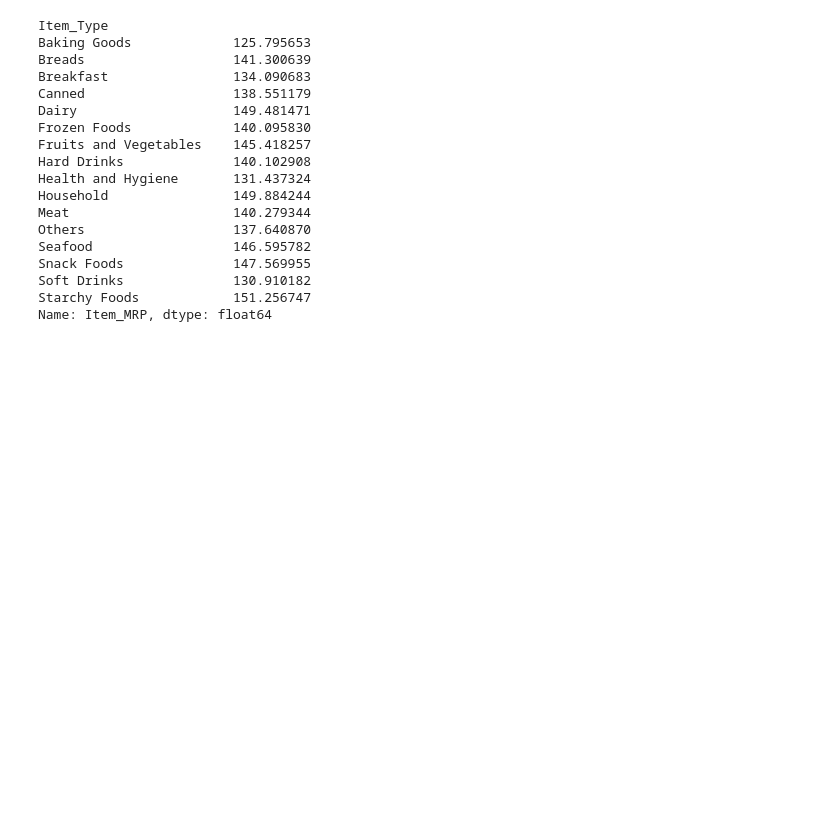
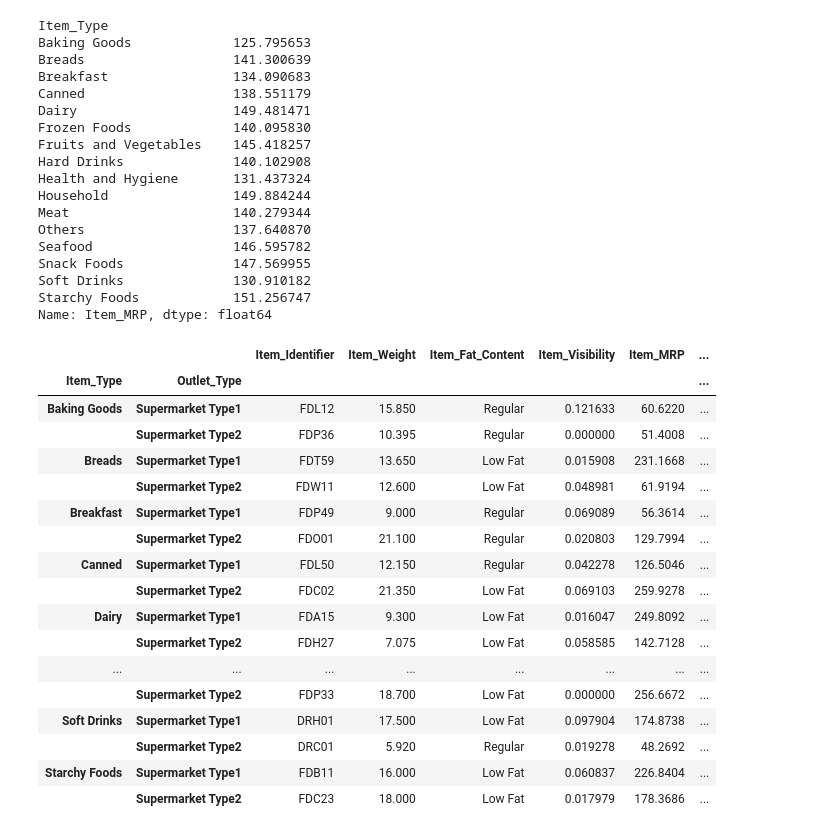
Before and after one commit to rajharsh72/Machine-Learning-Libraries, a Jupyter notebook: Pandas/data_manipulation_using_pandas.ipynb, the cells around one changed output. Saved outputs shown, nothing was run; the diff lists cells and outputs as text; code cells hidden in the pictures; blank space fills up the shorter version.

```diff
--- a/Pandas/data_manipulation_using_pandas.ipynb
+++ b/Pandas/data_manipulation_using_pandas.ipynb
@@ -387,3 +387,27 @@ Snack Foods              147.569955
 Soft Drinks              130.910182
 Starchy Foods            151.256747
 Name: Item_MRP, dtype: float64
+# %%
+#Applying groupby on multiple columns
+
+multiple_group = data.groupby(["Item_Type", "Outlet_Type"])
+multiple_group.first()
+# %% [output]
+|  |  | Item_Identifier | Item_Weight | Item_Fat_Content | Item_Visibility | Item_MRP | ... |
+| Item_Type | Outlet_Type |  |  |  |  |  | ... |
+| Baking Goods | Supermarket Type1 | FDL12 | 15.850 | Regular | 0.121633 | 60.6220 | ... |
+|  | Supermarket Type2 | FDP36 | 10.395 | Regular | 0.000000 | 51.4008 | ... |
+| Breads | Supermarket Type1 | FDT59 | 13.650 | Low Fat | 0.015908 | 231.1668 | ... |
+|  | Supermarket Type2 | FDW11 | 12.600 | Low Fat | 0.048981 | 61.9194 | ... |
+| Breakfast | Supermarket Type1 | FDP49 | 9.000 | Regular | 0.069089 | 56.3614 | ... |
+|  | Supermarket Type2 | FDO01 | 21.100 | Regular | 0.020803 | 129.7994 | ... |
+| Canned | Supermarket Type1 | FDL50 | 12.150 | Regular | 0.042278 | 126.5046 | ... |
+|  | Supermarket Type2 | FDC02 | 21.350 | Low Fat | 0.069103 | 259.9278 | ... |
+| Dairy | Supermarket Type1 | FDA15 | 9.300 | Low Fat | 0.016047 | 249.8092 | ... |
+|  | Supermarket Type2 | FDH27 | 7.075 | Low Fat | 0.058585 | 142.7128 | ... |
+| ... | ... | ... | ... | ... | ... | ... | ... |
+|  | Supermarket Type2 | FDP33 | 18.700 | Low Fat | 0.000000 | 256.6672 | ... |
+| Soft Drinks | Supermarket Type1 | DRH01 | 17.500 | Low Fat | 0.097904 | 174.8738 | ... |
+|  | Supermarket Type2 | DRC01 | 5.920 | Regular | 0.019278 | 48.2692 | ... |
+| Starchy Foods | Supermarket Type1 | FDB11 | 16.000 | Low Fat | 0.060837 | 226.8404 | ... |
+|  | Supermarket Type2 | FDC23 | 18.000 | Low Fat | 0.017979 | 178.3686 | ... |
```
Also changed, not shown: parts of 12 cells of this notebook.
